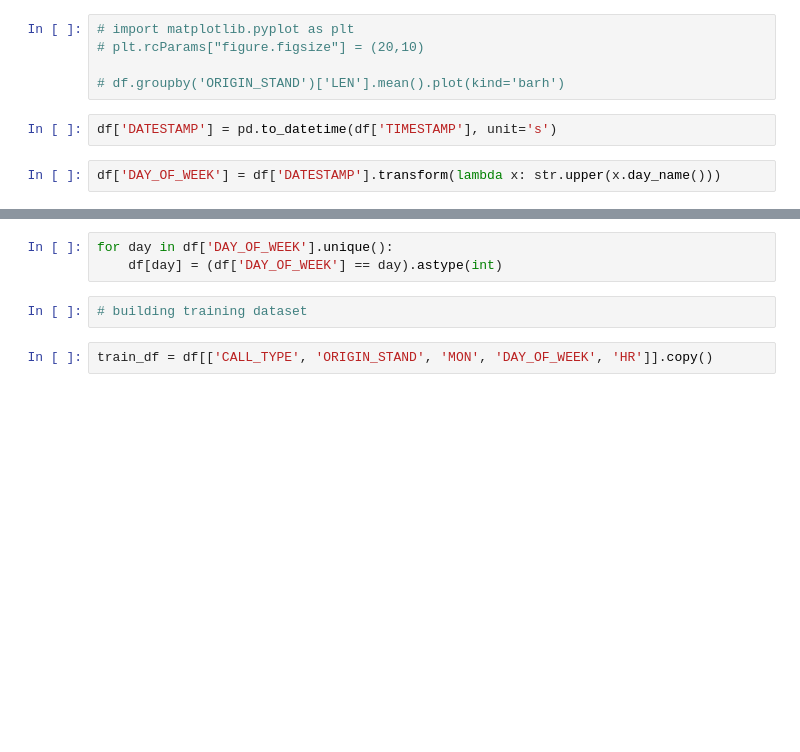
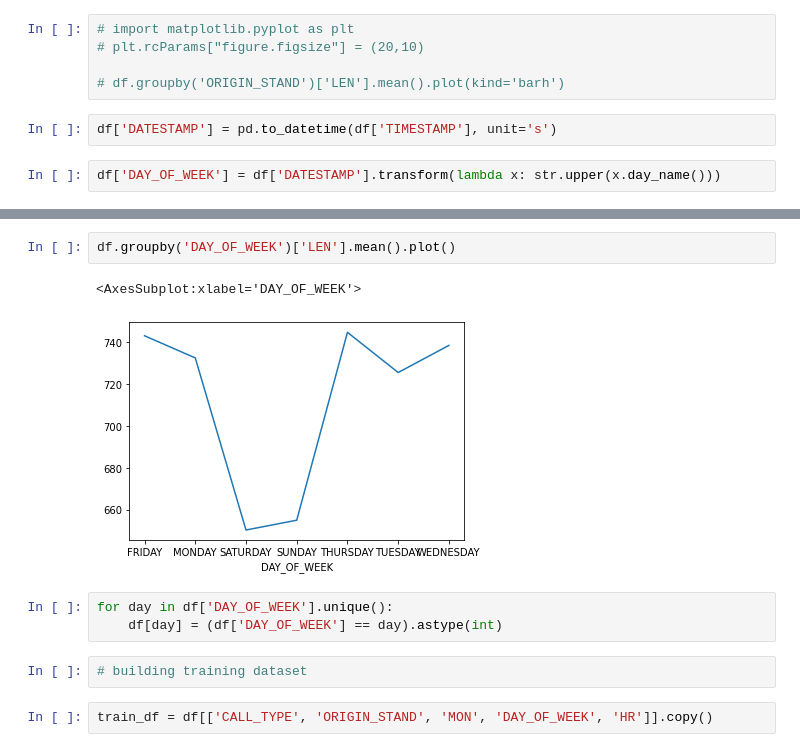
Before and after one commit to sunwoo604/cse151bcomp, a Jupyter notebook: competition.ipynb, the cells around one changed output, grey strips where cells are left out. Drawn from its saved outputs; the diff is of its cells as text; blank space fills up the shorter version.

```diff
--- a/competition.ipynb
+++ b/competition.ipynb
@@ -89,3 +144,8 @@ df['DAY_OF_WEEK'] = df['DATESTAMP'].transform(lambda x: str.upper(x.day_name()))
+# %%
+df.groupby('DAY_OF_WEEK')['LEN'].mean().plot()
+# %% [output]
+<AxesSubplot:xlabel='DAY_OF_WEEK'>
+[figure, added]
 # %%
 for day in df['DAY_OF_WEEK'].unique():
     df[day] = (df['DAY_OF_WEEK'] == day).astype(int)
```
Also changed, not shown: parts of 24 cells of this notebook.
